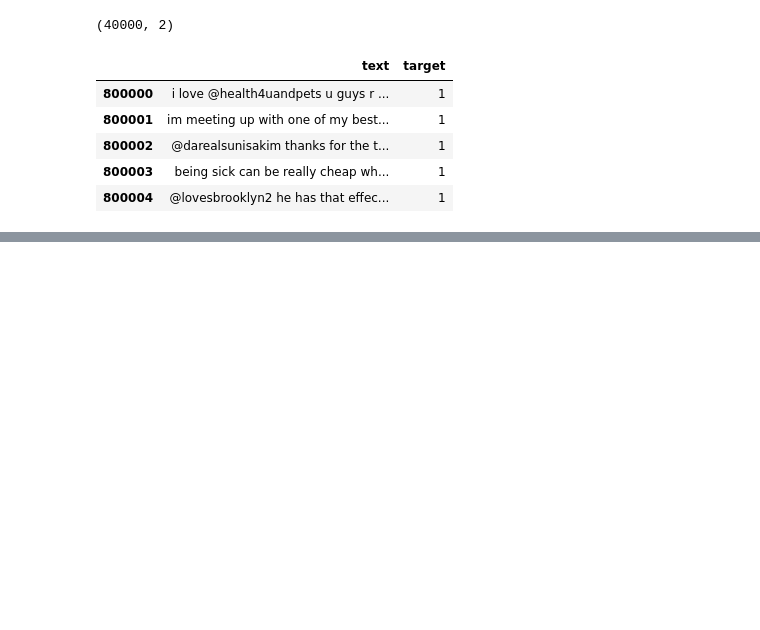
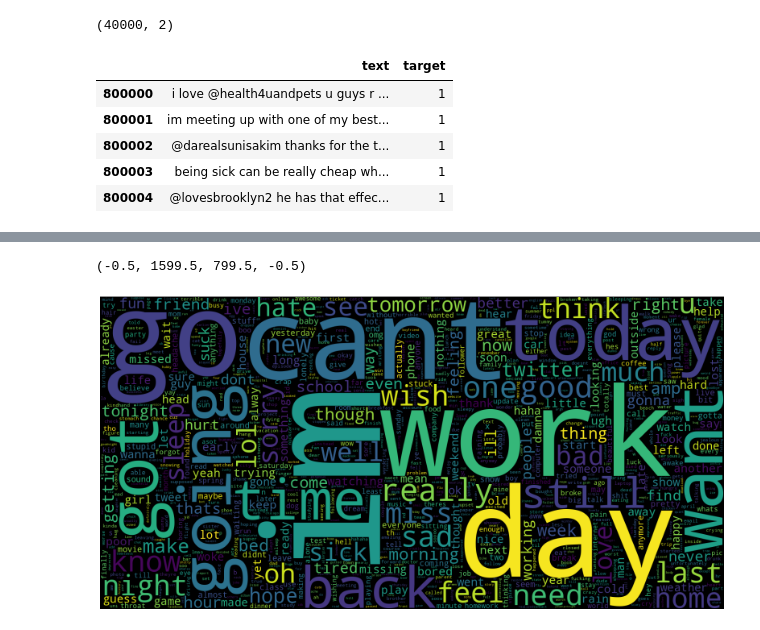
Before and after one commit to shayan-naghizade/ML_Practice, a Jupyter notebook: Sentiment Analysis with SVM/code.ipynb, the cells around one changed output, grey strips where cells are left out. Saved outputs shown, nothing was run; the diff lists cells and outputs as text; code cells hidden in the pictures; blank space fills up the shorter version.

```diff
--- a/Sentiment Analysis with SVM/code.ipynb
+++ b/Sentiment Analysis with SVM/code.ipynb
@@ -107,0 +161,5 @@ df['text'] = df['text'].apply(remove_stopwords)
+# %%
+def cleaning_numbers(data):
+    return re.sub('[0-9]+', '', data)
+df['text'] = df['text'].apply(lambda x: cleaning_numbers(x))
+df['text'].tail()
@@ -107,0 +173,3 @@ df['text'] = df['text'].apply(remove_stopwords)
+# %%
+tokenizer = RegexpTokenizer('\s+', gaps = True)
+df['text'] = df['text'].apply(tokenizer.tokenize)
@@ -107,0 +185,7 @@ df['text'] = df['text'].apply(remove_stopwords)
+# %%
+st = nltk.PorterStemmer()
+def stemming_on_text(data):
+    text = [st.stem(word) for word in data]
+    return data
+df['text']= df['text'].apply(lambda x: stemming_on_text(x))
+df['text'].head()
@@ -107,0 +199,7 @@ df['text'] = df['text'].apply(remove_stopwords)
+# %%
+lm = nltk.WordNetLemmatizer()
+def lemmatizer_on_text(data):
+    text = [lm.lemmatize(word) for word in data]
+    return data
+df['text'] = df['text'].apply(lambda x: lemmatizer_on_text(x))
+df['text'].head()
@@ -107,0 +228,12 @@ df['text'] = df['text'].apply(remove_stopwords)
+# %%
+import matplotlib.pyplot as plt
+from wordcloud import WordCloud
+data_neg = df[df['target']==0]['text'].apply(lambda x: ' '.join(x) )
+plt.figure(figsize = (20,20))
+wc = WordCloud(max_words = 1000 , width = 1600 , height = 800,
+               collocations=False).generate(" ".join(data_neg))
+plt.imshow(wc)
+plt.axis('off')
+# %% [output]
+(-0.5, 1599.5, 799.5, -0.5)
+[figure, added]
```
Also changed, not shown: parts of 25 cells of this notebook, 3 other files.
